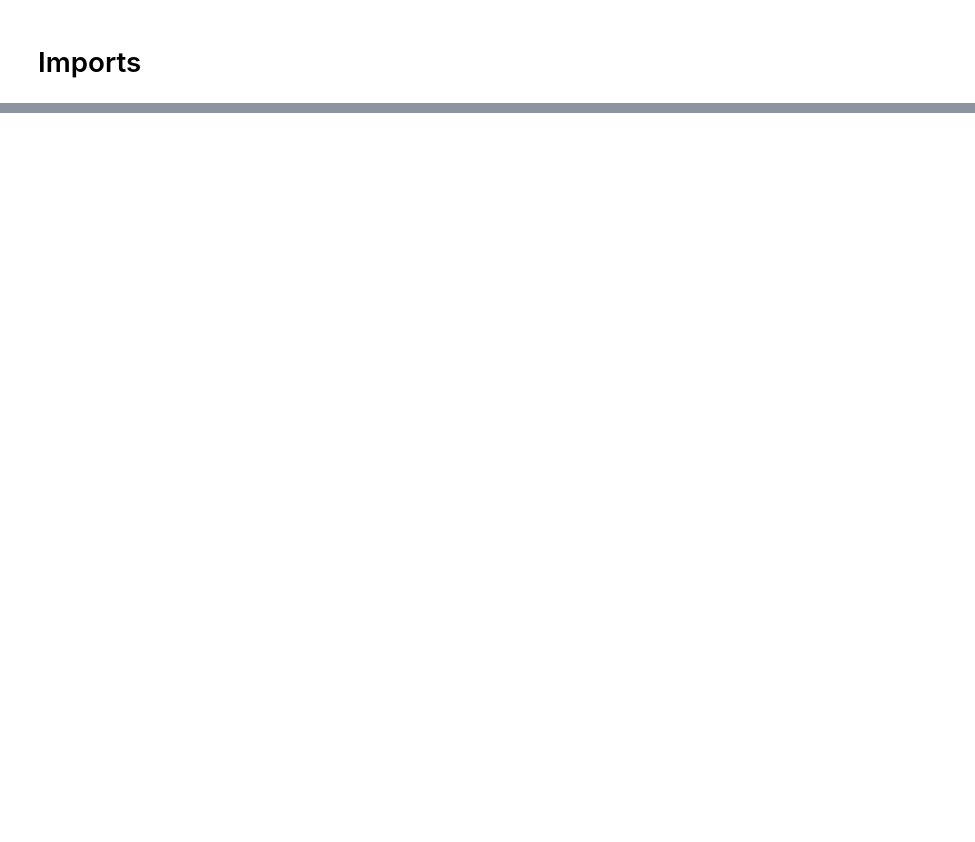
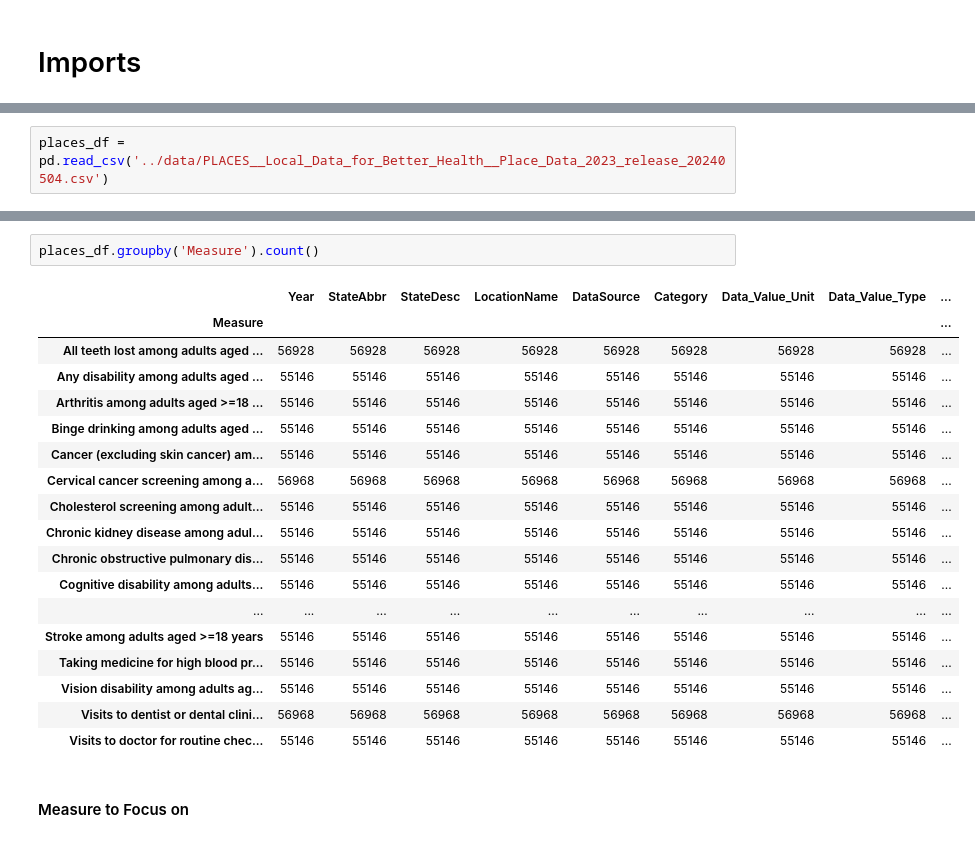
Before and after one commit to derekbeistad/health-and-proximity-to-natural-areas-analysis, a Jupyter notebook: notebook/us_parks_health.ipynb, the cells around one changed output, grey strips where cells are left out. Drawn from its saved outputs; the diff is of its cells as text; blank space fills up the shorter version.

```diff
--- a/notebook/us_parks_health.ipynb
+++ b/notebook/us_parks_health.ipynb
@@ -22,0 +29,2 @@ gpd.read_file("../data/USA_Parks/v10/park_dtl.gdb/")
+# %%
+places_df = pd.read_csv('../data/PLACES__Local_Data_for_Better_Health__Place_Data_2023_release_20240504.csv')
@@ -22,0 +99,23 @@ gpd.read_file("../data/USA_Parks/v10/park_dtl.gdb/")
+# %%
+places_df.groupby('Measure').count()
+# %% [output]
+|  | Year | StateAbbr | StateDesc | LocationName | DataSource | Category | Data_Value_Unit | Data_Value_Type | ... |
+| Measure |  |  |  |  |  |  |  |  | ... |
+| All teeth lost among adults aged ... | 56928 | 56928 | 56928 | 56928 | 56928 | 56928 | 56928 | 56928 | ... |
+| Any disability among adults aged ... | 55146 | 55146 | 55146 | 55146 | 55146 | 55146 | 55146 | 55146 | ... |
+| Arthritis among adults aged >=18 ... | 55146 | 55146 | 55146 | 55146 | 55146 | 55146 | 55146 | 55146 | ... |
+| Binge drinking among adults aged ... | 55146 | 55146 | 55146 | 55146 | 55146 | 55146 | 55146 | 55146 | ... |
+| Cancer (excluding skin cancer) am... | 55146 | 55146 | 55146 | 55146 | 55146 | 55146 | 55146 | 55146 | ... |
+| Cervical cancer screening among a... | 56968 | 56968 | 56968 | 56968 | 56968 | 56968 | 56968 | 56968 | ... |
+| Cholesterol screening among adult... | 55146 | 55146 | 55146 | 55146 | 55146 | 55146 | 55146 | 55146 | ... |
+| Chronic kidney disease among adul... | 55146 | 55146 | 55146 | 55146 | 55146 | 55146 | 55146 | 55146 | ... |
+| Chronic obstructive pulmonary dis... | 55146 | 55146 | 55146 | 55146 | 55146 | 55146 | 55146 | 55146 | ... |
+| Cognitive disability among adults... | 55146 | 55146 | 55146 | 55146 | 55146 | 55146 | 55146 | 55146 | ... |
+| ... | ... | ... | ... | ... | ... | ... | ... | ... | ... |
+| Stroke among adults aged >=18 years | 55146 | 55146 | 55146 | 55146 | 55146 | 55146 | 55146 | 55146 | ... |
+| Taking medicine for high blood pr... | 55146 | 55146 | 55146 | 55146 | 55146 | 55146 | 55146 | 55146 | ... |
+| Vision disability among adults ag... | 55146 | 55146 | 55146 | 55146 | 55146 | 55146 | 55146 | 55146 | ... |
+| Visits to dentist or dental clini... | 56968 | 56968 | 56968 | 56968 | 56968 | 56968 | 56968 | 56968 | ... |
+| Visits to doctor for routine chec... | 55146 | 55146 | 55146 | 55146 | 55146 | 55146 | 55146 | 55146 | ... |
+# %% [markdown]
+#### Measure to Focus on
```
Also changed, not shown: parts of 32 cells of this notebook, 1 other file.
